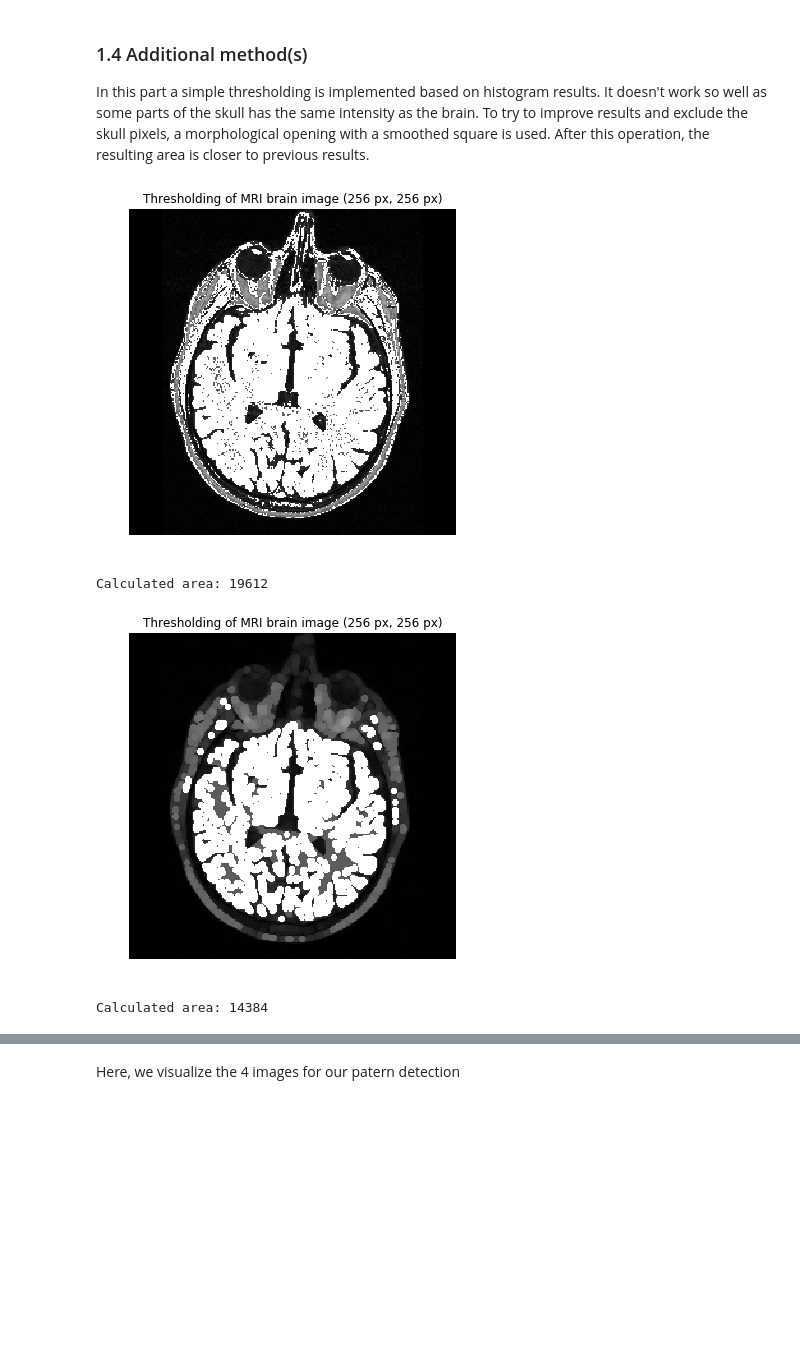
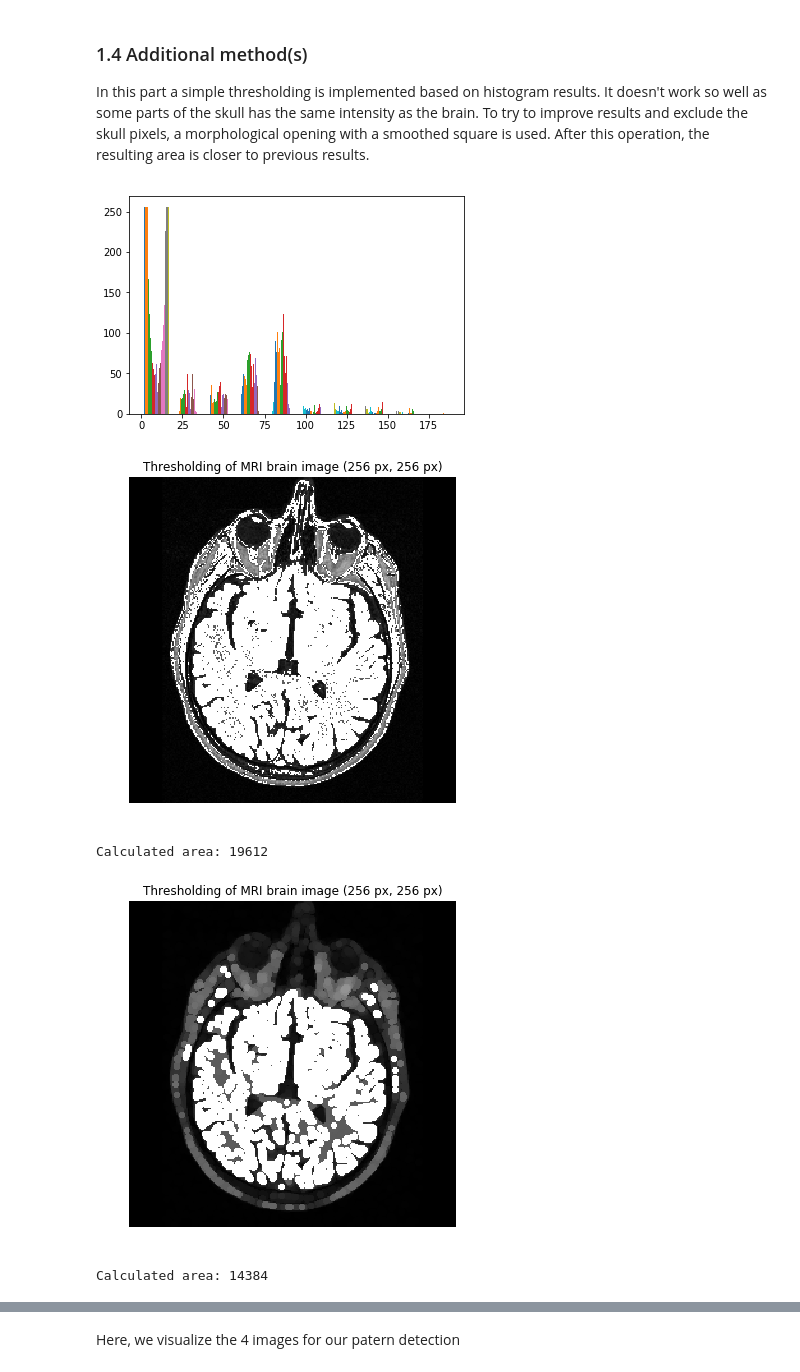
Before and after one commit to hellgheast/Image_analysis, a Jupyter notebook: lab_01_segmentation_Luca.ipynb, the cells around one changed output, grey strips where cells are left out. Saved outputs shown, nothing was run; the diff lists cells and outputs as text; code cells hidden in the pictures; blank space fills up the shorter version.

```diff
--- a/lab_01_segmentation_Luca.ipynb
+++ b/lab_01_segmentation_Luca.ipynb
@@ -153,43 +151,44 @@ In this part a simple thresholding is implemented based on histogram results. It
 import skimage.exposure as expo
 import skimage.morphology as morph
 threshold = brain_im.copy()
-#plt.hist(threshold) #histogram to see where to put threshold. Brain should be between 55 and 90.
+plt.hist(threshold) #histogram to see where to put threshold. Brain should be between 55 and 90.
 area = 0
-for k in range(0, im_h):#all image except last lines and columns which won't have unvisited neighbors
+for k in range(0, im_h):#saturates pixel if detected as brain by the threshold
     for l in range(0,im_w):
         if threshold[k][l] >= 55 and threshold[k][l] <= 90:
             threshold[k][l] = 255
             area = area+1
 
 #plot result
 fig, ax = plt.subplots(1, 1, figsize=(6, 6))
 ax.imshow(threshold, cmap='gray')
 ax.set_title('Thresholding of MRI brain image ({} px, {} px)'.format(im_h, im_w))
 ax.axis('off')
 plt.show()
 print('Calculated area: {}'.format(area))
 
 #try excluding outliers and improve results with morphology
 area = 0
 struct_elem = np.array([[0,1,1,1,0], [1,1,1,1,1], [1,1,1,1,1], [1,1,1,1,1], [0,1,1,1,0]])
 out = morph.opening(threshold,struct_elem)
 
 fig, ax = plt.subplots(1, 1, figsize=(6, 6))
 ax.imshow(out, cmap='gray')
 ax.set_title('Thresholding of MRI brain image ({} px, {} px)'.format(im_h, im_w))
 ax.axis('off')
 plt.show()
 
-for k in range(0, im_h):#all image except last lines and columns which won't have unvisited neighbors
+for k in range(0, im_h):#go through image and compute number of saturated pixels
     for l in range(0,im_w):
         if out[k][l] == 255:
             area = area+1
 
 print('Calculated area: {}'.format(area))
 # %% [output]
-[figure, old version]
+[figure, new version]
+[figure, new version]
 Calculated area: 19612
-[figure, old version]
+[figure, added]
 Calculated area: 14384
 # %% [markdown]
 ## Part 2: Save the bees !
```
Also changed, not shown: parts of 3 cells of this notebook.
